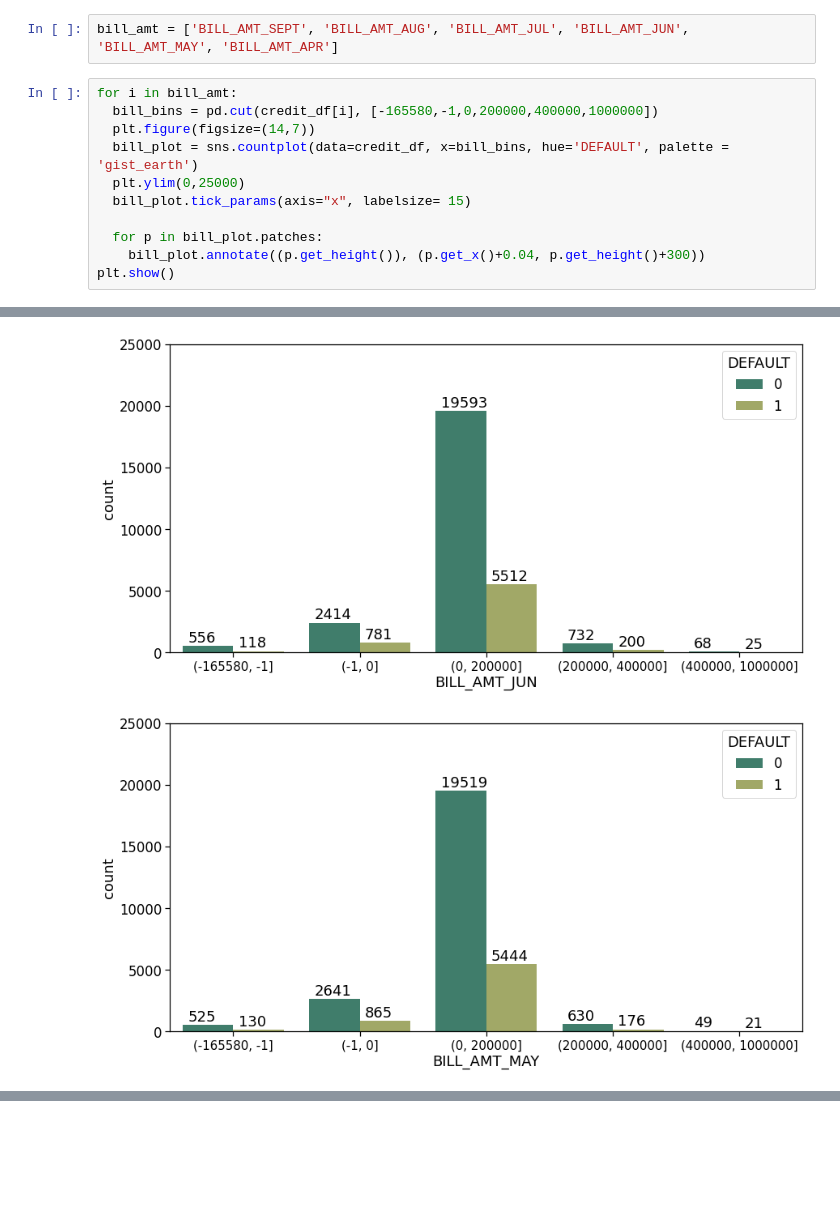
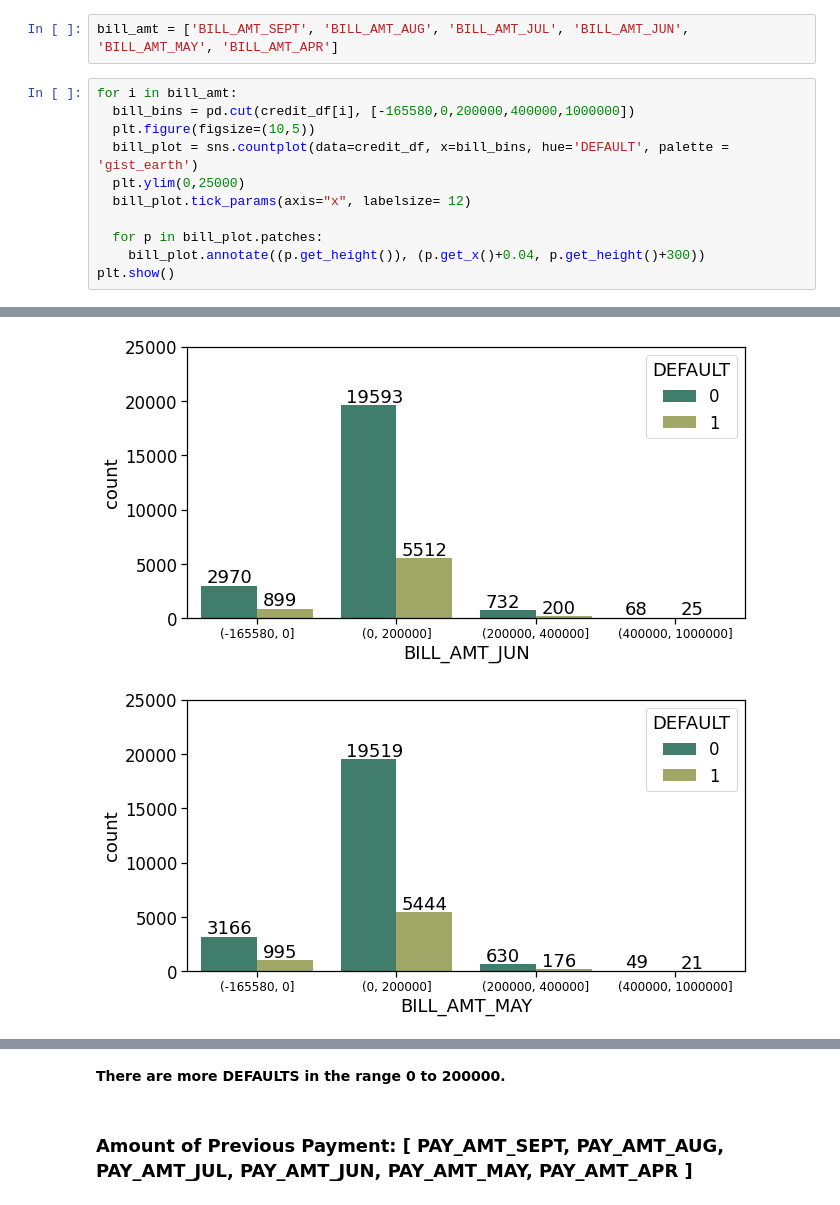
Before and after one commit to anishjohnson/Credit_Card_Default_Prediction, a Jupyter notebook: Credit_Card_Default_Prediction_.ipynb, the cells around one changed output, grey strips where cells are left out. Saved outputs shown, nothing was run; the diff lists cells and outputs as text; blank space fills up the shorter version.

```diff
--- a/Credit_Card_Default_Prediction_.ipynb
+++ b/Credit_Card_Default_Prediction_.ipynb
@@ -447,11 +447,11 @@ Name: BILL_AMT_SEPT, dtype: float64
 bill_amt = ['BILL_AMT_SEPT', 'BILL_AMT_AUG', 'BILL_AMT_JUL', 'BILL_AMT_JUN', 'BILL_AMT_MAY', 'BILL_AMT_APR']
 # %%
 for i in bill_amt:
-  bill_bins = pd.cut(credit_df[i], [-165580,-1,0,200000,400000,1000000])
-  plt.figure(figsize=(14,7))
+  bill_bins = pd.cut(credit_df[i], [-165580,0,200000,400000,1000000])
+  plt.figure(figsize=(10,5))
   bill_plot = sns.countplot(data=credit_df, x=bill_bins, hue='DEFAULT', palette = 'gist_earth')
   plt.ylim(0,25000)
-  bill_plot.tick_params(axis="x", labelsize= 15)
+  bill_plot.tick_params(axis="x", labelsize= 12)
 
   for p in bill_plot.patches:
     bill_plot.annotate((p.get_height()), (p.get_x()+0.04, p.get_height()+300))
@@ -463,2 +463,2 @@ plt.show()
-[figure, old version]
+[figure, new version]
-[figure, old version]
+[figure, new version]
@@ -465,0 +466,4 @@ plt.show()
+# %% [markdown]
+**There are more DEFAULTS in the range 0 to 200000.**
+# %% [markdown]
+### **Amount of Previous Payment: [ PAY_AMT_SEPT, PAY_AMT_AUG, PAY_AMT_JUL, PAY_AMT_JUN, PAY_AMT_MAY, PAY_AMT_APR ]**
```
Also changed, not shown: parts of 7 cells of this notebook.
